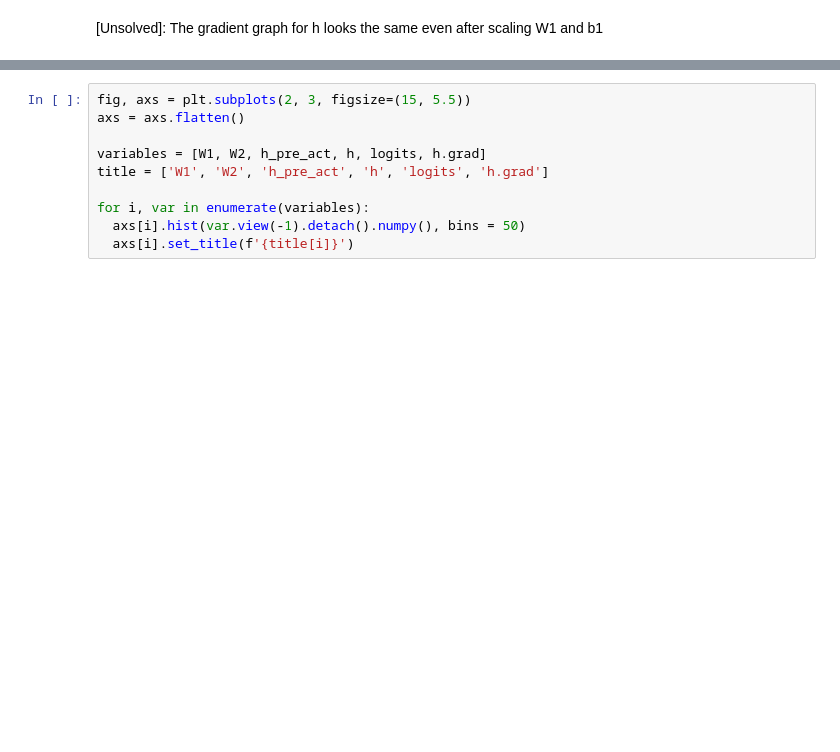
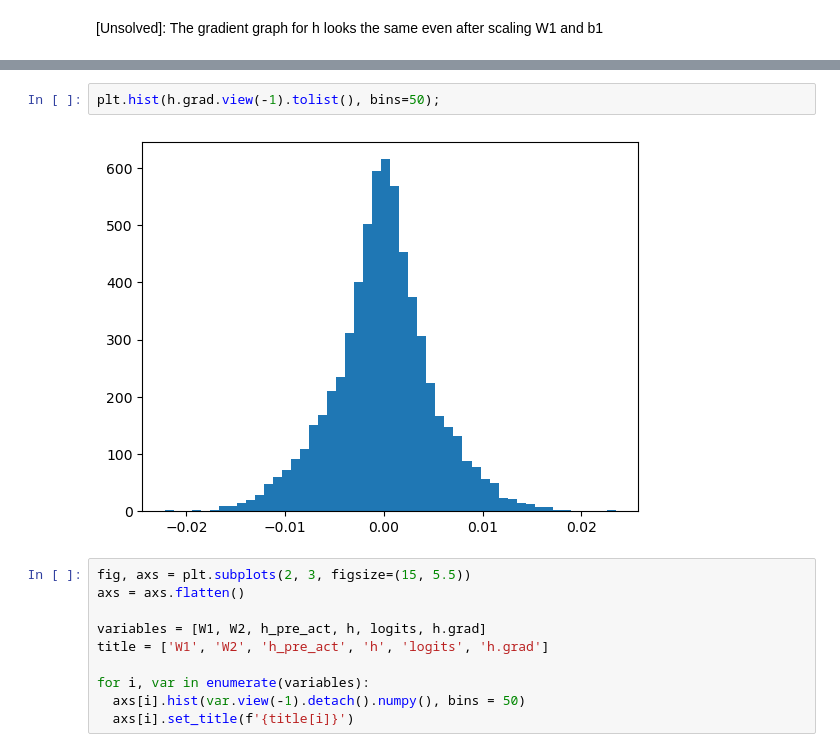
Before and after one commit to kamal-tanwar/makemore, a Jupyter notebook: makemore_part3_practice.ipynb, the cells around one changed output, grey strips where cells are left out. Drawn from its saved outputs; the diff is of its cells as text; blank space fills up the shorter version.

```diff
--- a/makemore_part3_practice.ipynb
+++ b/makemore_part3_practice.ipynb
@@ -99,3 +172,7 @@ loss.item()
+# %%
+plt.hist(h.grad.view(-1).tolist(), bins=50);
+# %% [output]
+[figure, added]
 # %%
 fig, axs = plt.subplots(2, 3, figsize=(15, 5.5))
 axs = axs.flatten()
```
Also changed, not shown: parts of 3 cells of this notebook.
